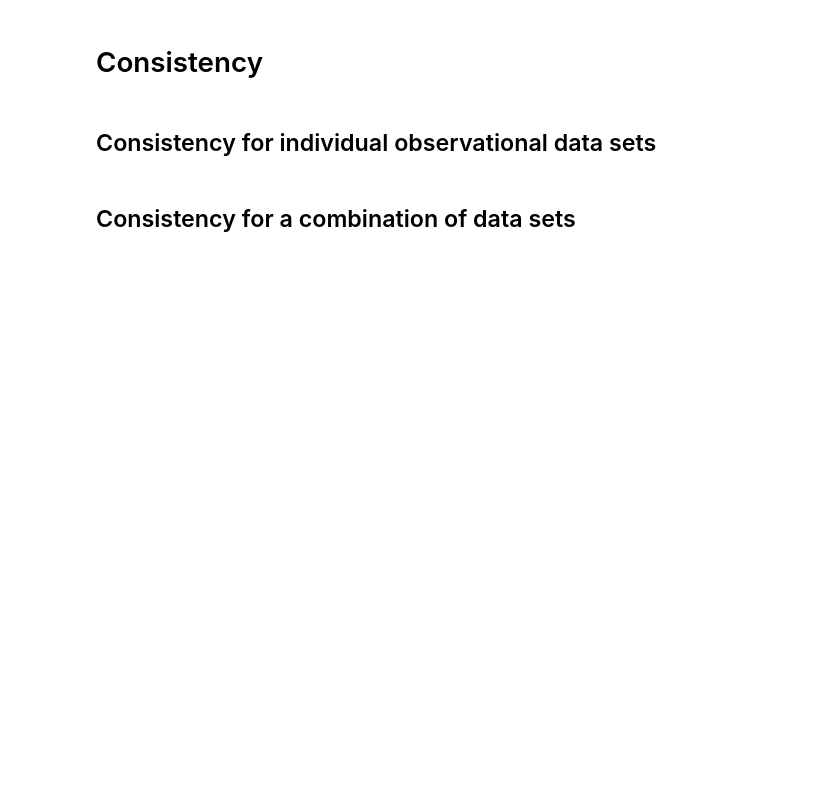
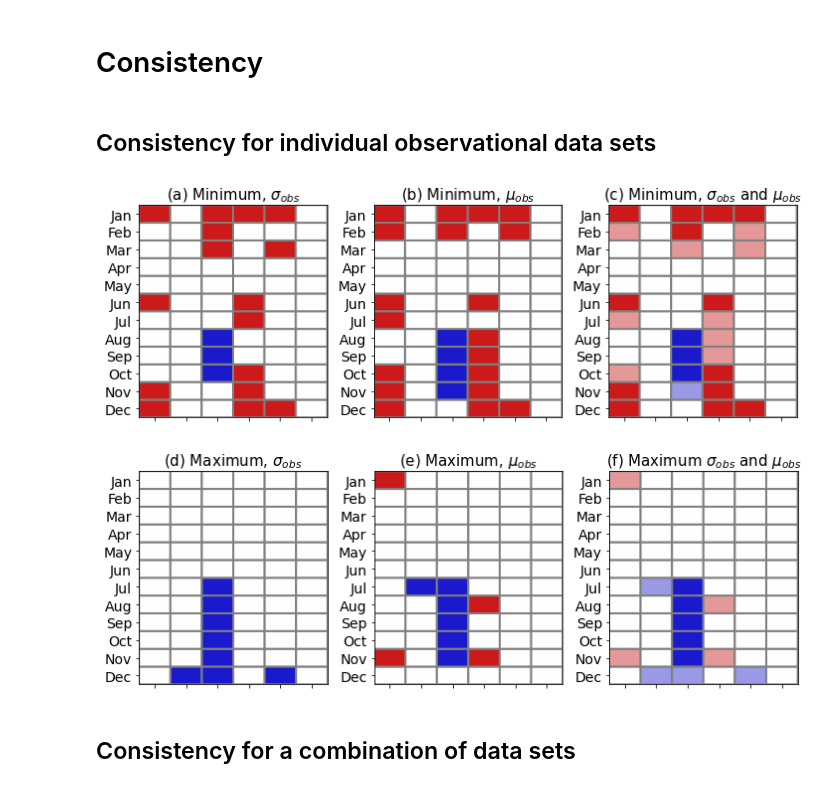
Before and after one commit to chrisrwp/synthetic-ensemble, a Jupyter notebook: SIA/SIA_PDFs_consistency.ipynb, the cells around one changed output. Saved outputs shown, nothing was run; the diff lists cells and outputs as text; code cells hidden in the pictures; blank space fills up the shorter version.

```diff
--- a/SIA/SIA_PDFs_consistency.ipynb
+++ b/SIA/SIA_PDFs_consistency.ipynb
@@ -238,14 +269,18 @@ def consistent_threshold(sigma_mem_stat, sigma_obs_stat, threshold):
 # %%
-#make data with model as a dimension
-sigma_mem_cons = sigma_mem.to_array(dim='model')
-mu_mem_cons    = mu_mem.to_array(dim='model')
-
 # for obs_data in list(sigma_obs.keys()):
 for obs_data in ['CDR', 'HadISST1']:
 
     #select the dataset for the observations
-    sigma_obs_cons = sigma_obs[obs_data]
-    mu_obs_cons    = mu_obs[obs_data]
+#     sigma_obs_cons = sigma_obs[obs_data]
+#     mu_obs_cons    = mu_obs[obs_data]
+
+#     select minimum or maximum datasets
+    if obs_data == 'CDR':
+        sigma_obs_cons = sigma_obs.to_array().sel(variable=['CDR','BT','NT','HadISST1']).min('variable')
+        mu_obs_cons    = mu_obs.to_array().sel(variable=['CDR','BT','NT','HadISST1']).min('variable')
+    else:
+        sigma_obs_cons = sigma_obs.to_array().sel(variable=['CDR','BT','NT','HadISST1']).max('variable')
+        mu_obs_cons    = mu_obs.to_array().sel(variable=['CDR','BT','NT','HadISST1']).max('variable')
 
     #calculate which months and models are consistent
     sigmas = consistent_threshold(sigma_mem_cons, sigma_obs_cons, 0)
@@ -253,39 +288,50 @@ for obs_data in ['CDR', 'HadISST1']:
 
     #determine red, blue or white with +1, -1, 0
     sigmas_net = sigmas[1] + -1*sigmas[2] #panel (a)
     mus_net    = mus[1] + -1*mus[2] #panel (b)
 
     both = sigmas_net + mus_net #data for panel (c)
     all_data = [sigmas_net, mus_net, both] #data for (a), (b) and (c) together
 
     if obs_data == 'CDR':
-        titles = ['(a) CDR, $\sigma$', '(b) CDR, $\mu$', '(c) CDR, $\sigma$ and $\mu$']
+#         titles = ['(a) CDR, $\sigma$', '(b) CDR, $\mu$', '(c) CDR, $\sigma$ and $\mu$']
+        titles = ['(a) Minimum, $\sigma_{obs}$', '(b) Minimum, $\mu_{obs}$', '(c) Minimum, $\sigma_{obs}$ and $\mu_{obs}$']
     else:
-        titles = ['(d) HadISST1, $\sigma$', '(e) HadISST1, $\mu$', '(f) HadISST1 $\sigma$ and $\mu$']
+#         titles = ['(d) HadISST1, $\sigma$', '(e) HadISST1, $\mu$', '(f) HadISST1 $\sigma$ and $\mu$']
+        titles = ['(d) Maximum, $\sigma_{obs}$', '(e) Maximum, $\mu_{obs}$', '(f) Maximum $\sigma_{obs}$ and $\mu_{obs}$']
 
 
 #     titles = [r'$(a) \ Consistent \ for \ \sigma$', r'$(b) \ Consistent \ for \ \mu$',
 #              r'$(c) \ Consistent \ for \ \sigma \ and \ \mu$']
-    cmap = mpl.colors.LinearSegmentedColormap.from_list("", ["red","1","blue"])
+    cmap = mpl.colors.LinearSegmentedColormap.from_list("", [(0.1, 0.1, 0.8), (0.6, 0.6, 0.9),"1",(0.9, 0.6, 0.6), (0.8, 0.1, 0.1)])
 
     #do the plotting
 #     fig, ax = plt.subplots(1,3,figsize=[10,6])
     fig, ax = plt.subplots(1,3,figsize=[10,3.6])
 
     for i in range(3):
-        ax[i].pcolor(all_data[i].reindex(month=list(reversed(all_data[i].month))), cmap=cmap, edgecolor='black', lw=2)
+        if i < 2:
+            ax[i].pcolor(all_data[i].reindex(month=list(reversed(all_data[i].month))), cmap=cmap, edgecolor='0.5', lw=2, vmin=-1, vmax=1)
+        else:
+            ax[i].pcolor(all_data[i].reindex(month=list(reversed(all_data[i].month))), cmap=cmap, edgecolor='0.5', lw=2, vmin=-2, vmax=2)
         ax[i].set_xticks(np.arange(0.5, 5.6, 1));
         ax[i].set_yticks(np.arange(0.5, 11.6, 1));
 #         ax[i].set_xticklabels(model_print_names, fontsize=14,rotation = 90);
         ax[i].set_xticklabels(['', '', '', '', '', ''], fontsize=14,rotation = 90);
         ax[i].set_yticklabels(month_names_short.copy()[::-1], fontsize=14);
         ax[i].set_title(titles[i], fontdict={'size':15});#, 'weight':'bold'});
 
     plt.tight_layout();
 #     plt.savefig(data_path+'SIA/figures/SIA_PDFs_consistency/Consistent_mem_obs_10000_{}.pdf'.format(obs_data))
 #     plt.savefig(data_path+'SIA/figures/SIA_PDFs_consistency/Consistent_mem_obs_10000_{}.png'.format(obs_data))
-    plt.savefig(data_path+'SIA/figures/SIA_PDFs_consistency/Consistent_mem_obs_10000_{}_no_xlabs.pdf'.format(obs_data))
-    plt.savefig(data_path+'SIA/figures/SIA_PDFs_consistency/Consistent_mem_obs_10000_{}_no_xlabs.png'.format(obs_data))
+#     if obs_data == 'CDR':
+#         plt.savefig(data_path+'SIA/figures/SIA_PDFs_consistency/Consistent_mem_obs_10000_min.pdf')
+#     else:
+#         plt.savefig(data_path+'SIA/figures/SIA_PDFs_consistency/Consistent_mem_obs_10000_max.pdf')
+#     plt.savefig(data_path+'SIA/figures/SIA_PDFs_consistency/Consistent_mem_obs_10000_min_max_no_xlabs.png')
+# %% [output]
+[figure, added]
+[figure, added]
 # %% [markdown]
 ## Consistency for a combination of data sets
 # %%
```
Also changed, not shown: parts of 14 cells of this notebook.
